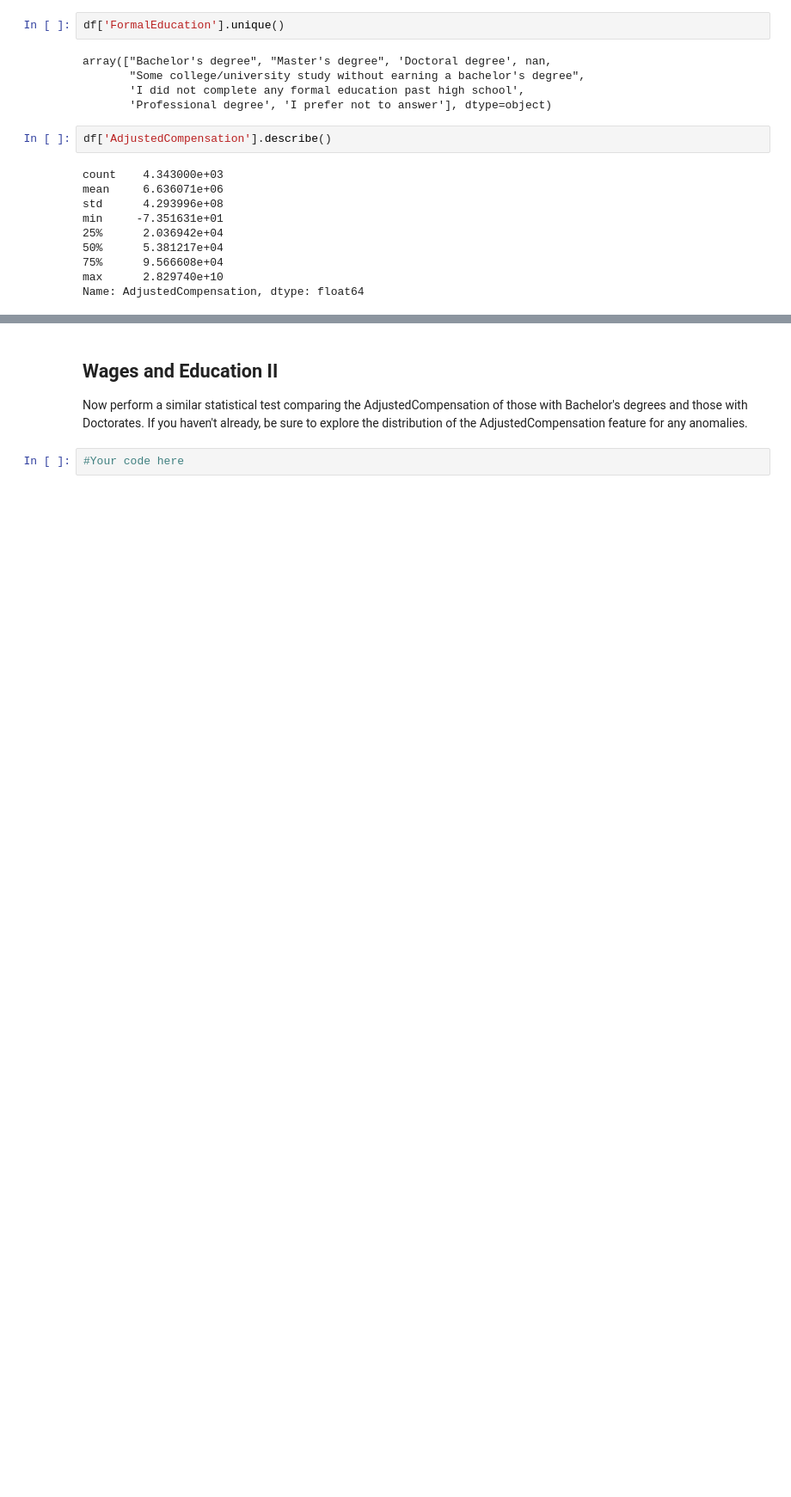
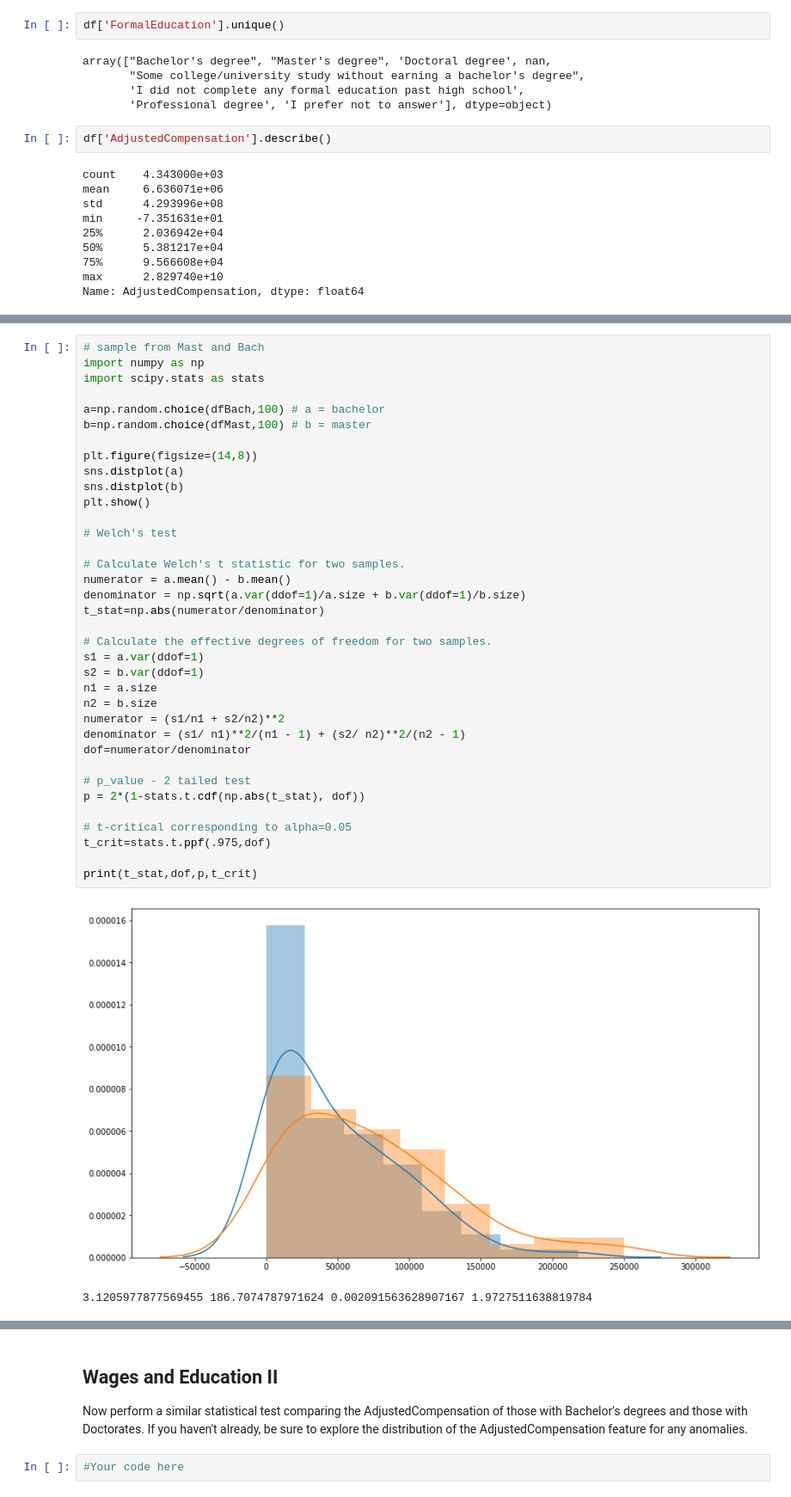
Before and after one commit to poariston/dsc-in-depth-ab-testing-lab-online-ds-pt-120919, a Jupyter notebook: index.ipynb, the cells around one changed output, grey strips where cells are left out. Shown at 86% size. Cells and saved outputs as stored; diff of their text form; blank space fills up the shorter version.

```diff
--- a/index.ipynb
+++ b/index.ipynb
@@ -88,0 +217,39 @@ listB= list(dfB[''])
+# %%
+# sample from Mast and Bach
+import numpy as np
+import scipy.stats as stats
+
+a=np.random.choice(dfBach,100) # a = bachelor
+b=np.random.choice(dfMast,100) # b = master
+
+plt.figure(figsize=(14,8))
+sns.distplot(a)
+sns.distplot(b)
+plt.show()
+
+# Welch's test
+
+# Calculate Welch's t statistic for two samples.
+numerator = a.mean() - b.mean()
+denominator = np.sqrt(a.var(ddof=1)/a.size + b.var(ddof=1)/b.size)
+t_stat=np.abs(numerator/denominator)
+
+# Calculate the effective degrees of freedom for two samples.
+s1 = a.var(ddof=1)
+s2 = b.var(ddof=1)
+n1 = a.size
+n2 = b.size
+numerator = (s1/n1 + s2/n2)**2
+denominator = (s1/ n1)**2/(n1 - 1) + (s2/ n2)**2/(n2 - 1)
+dof=numerator/denominator
+
+# p_value - 2 tailed test
+p = 2*(1-stats.t.cdf(np.abs(t_stat), dof))
+
+# t-critical corresponding to alpha=0.05
+t_crit=stats.t.ppf(.975,dof)
+
+print(t_stat,dof,p,t_crit)
+# %% [output]
+[figure, added]
+3.1205977877569455 186.7074787971624 0.002091563628907167 1.9727511638819784
```
Also changed, not shown: parts of 17 cells of this notebook.
